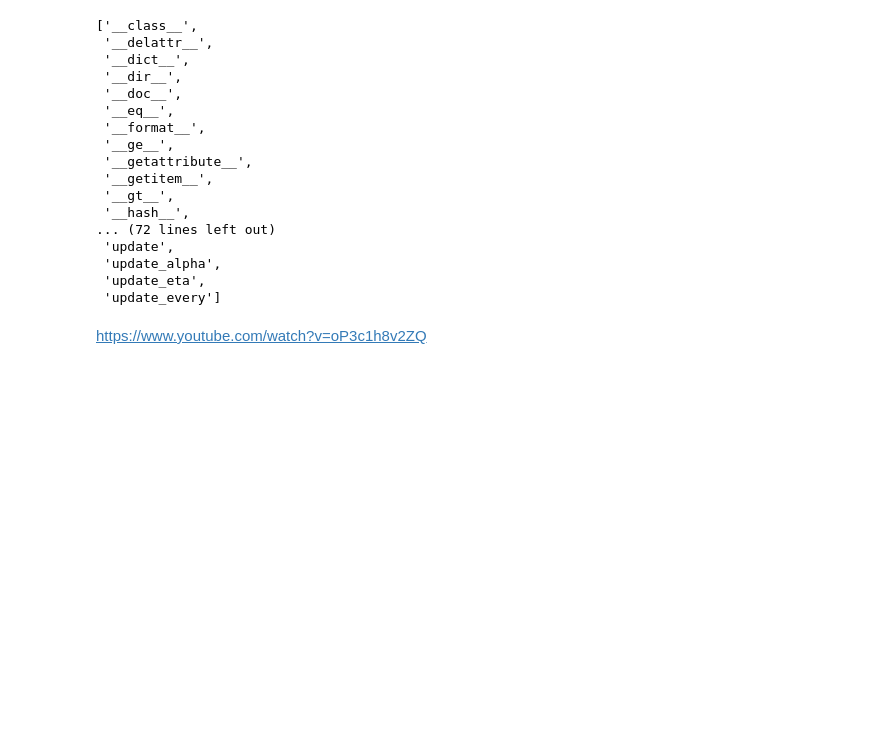
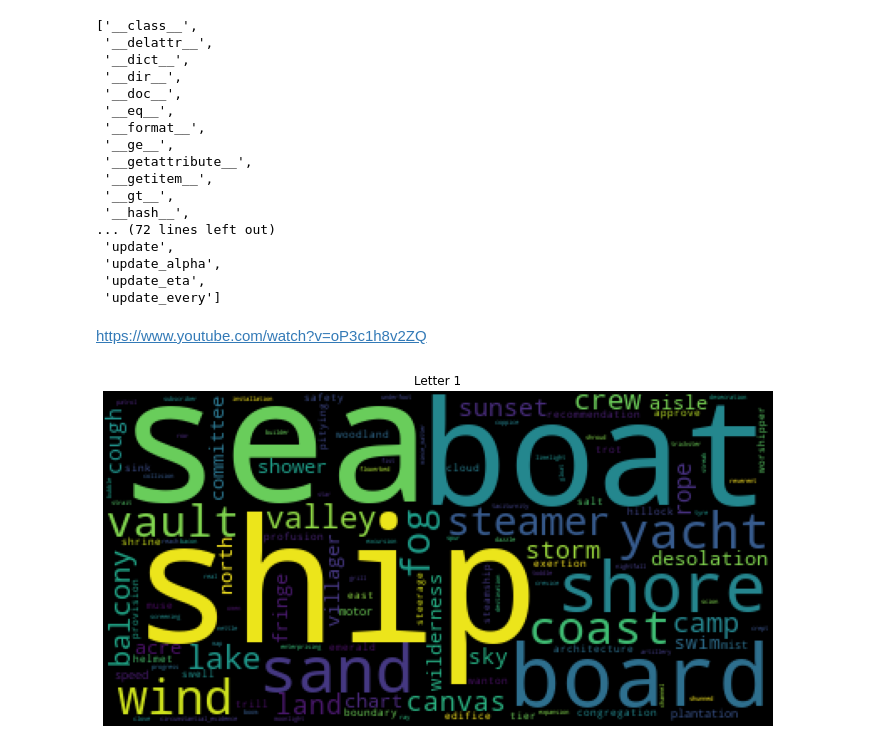
Before and after one commit to maggimckenzie/capstone_mm, a Jupyter notebook: notebooks/detective_and_mystery_lda_topic_demo.ipynb, the cells around one changed output. Saved outputs shown, nothing was run; the diff lists cells and outputs as text; code cells hidden in the pictures; blank space fills up the shorter version.

```diff
--- a/notebooks/detective_and_mystery_lda_topic_demo.ipynb
+++ b/notebooks/detective_and_mystery_lda_topic_demo.ipynb
@@ -295,3 +355,12 @@ df_dominant_topic.columns = ['Document_No', 'Dominant_Topic', 'Topic_Perc_Contri
 
 # Show
 df_dominant_topic.head(10)
+# %%
+topic = 1
+plt.figure(figsize=(12,8))
+plt.imshow(WordCloud(background_color=None).fit_words(dict(model.show_topic(topic, 200))))
+plt.axis("off")
+plt.title("Letter " + str(topic))
+#plt.savefig('../data/model_data/dm_lda_04/topic1_ship.png', bbox_inches='tight')
+# %% [output]
+[figure, added]
```
Also changed, not shown: parts of 26 cells of this notebook, 1 other file.
